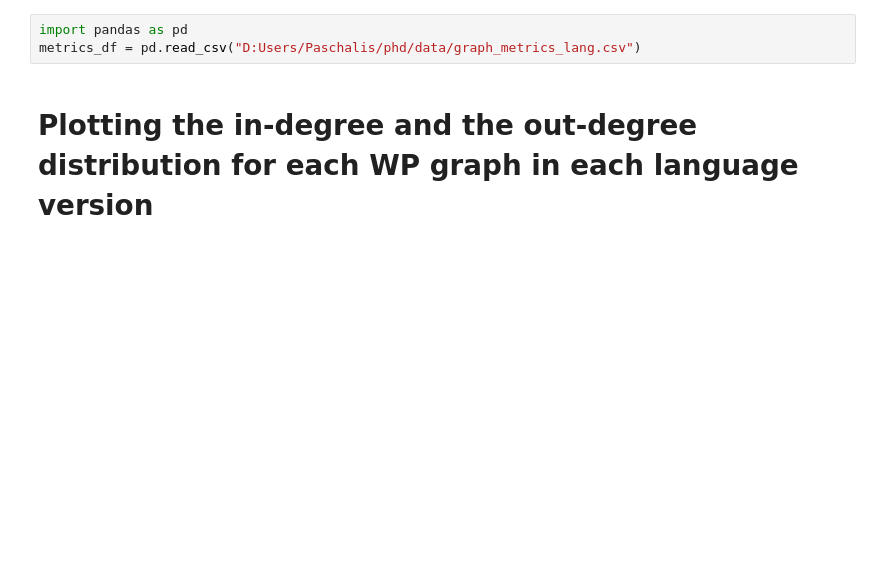
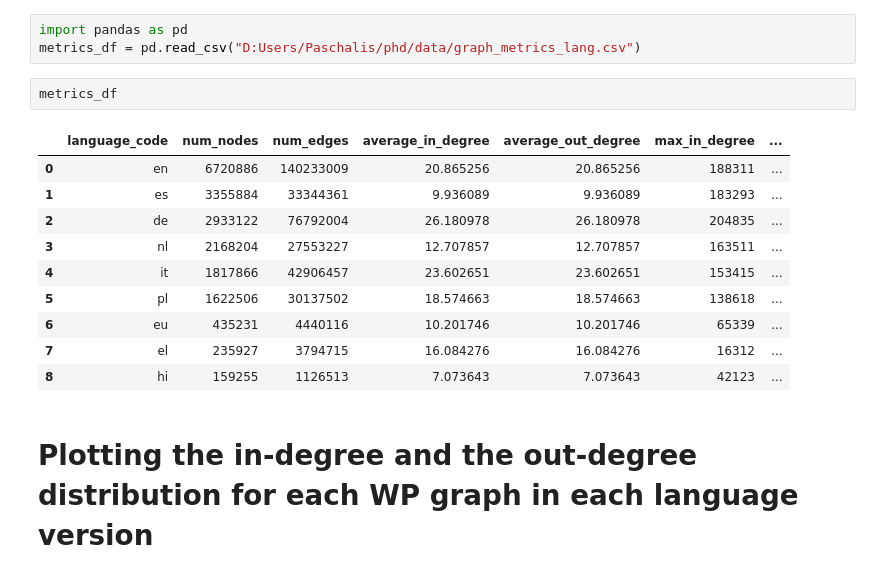
Before and after one commit to PaschalisAg/WikiTextGraph, a Jupyter notebook: notebook/EDA_graph.ipynb, the cells around one changed output. Saved outputs shown, nothing was run; the diff lists cells and outputs as text; blank space fills up the shorter version.

```diff
--- a/notebook/EDA_graph.ipynb
+++ b/notebook/EDA_graph.ipynb
@@ -77,6 +77,19 @@ metrics_df.to_csv("D:Users/Paschalis/phd/data/graph_metrics_lang.csv",
 # %%
 import pandas as pd
 metrics_df = pd.read_csv("D:Users/Paschalis/phd/data/graph_metrics_lang.csv")
+# %%
+metrics_df
+# %% [output]
+|  | language_code | num_nodes | num_edges | average_in_degree | average_out_degree | max_in_degree | ... |
+| 0 | en | 6720886 | 140233009 | 20.865256 | 20.865256 | 188311 | ... |
+| 1 | es | 3355884 | 33344361 | 9.936089 | 9.936089 | 183293 | ... |
+| 2 | de | 2933122 | 76792004 | 26.180978 | 26.180978 | 204835 | ... |
+| 3 | nl | 2168204 | 27553227 | 12.707857 | 12.707857 | 163511 | ... |
+| 4 | it | 1817866 | 42906457 | 23.602651 | 23.602651 | 153415 | ... |
+| 5 | pl | 1622506 | 30137502 | 18.574663 | 18.574663 | 138618 | ... |
+| 6 | eu | 435231 | 4440116 | 10.201746 | 10.201746 | 65339 | ... |
+| 7 | el | 235927 | 3794715 | 16.084276 | 16.084276 | 16312 | ... |
+| 8 | hi | 159255 | 1126513 | 7.073643 | 7.073643 | 42123 | ... |
 # %% [markdown]
 # Plotting the in-degree and the out-degree distribution for each WP graph in each language version
 # %%
```
Also changed, not shown: 1 other file.
